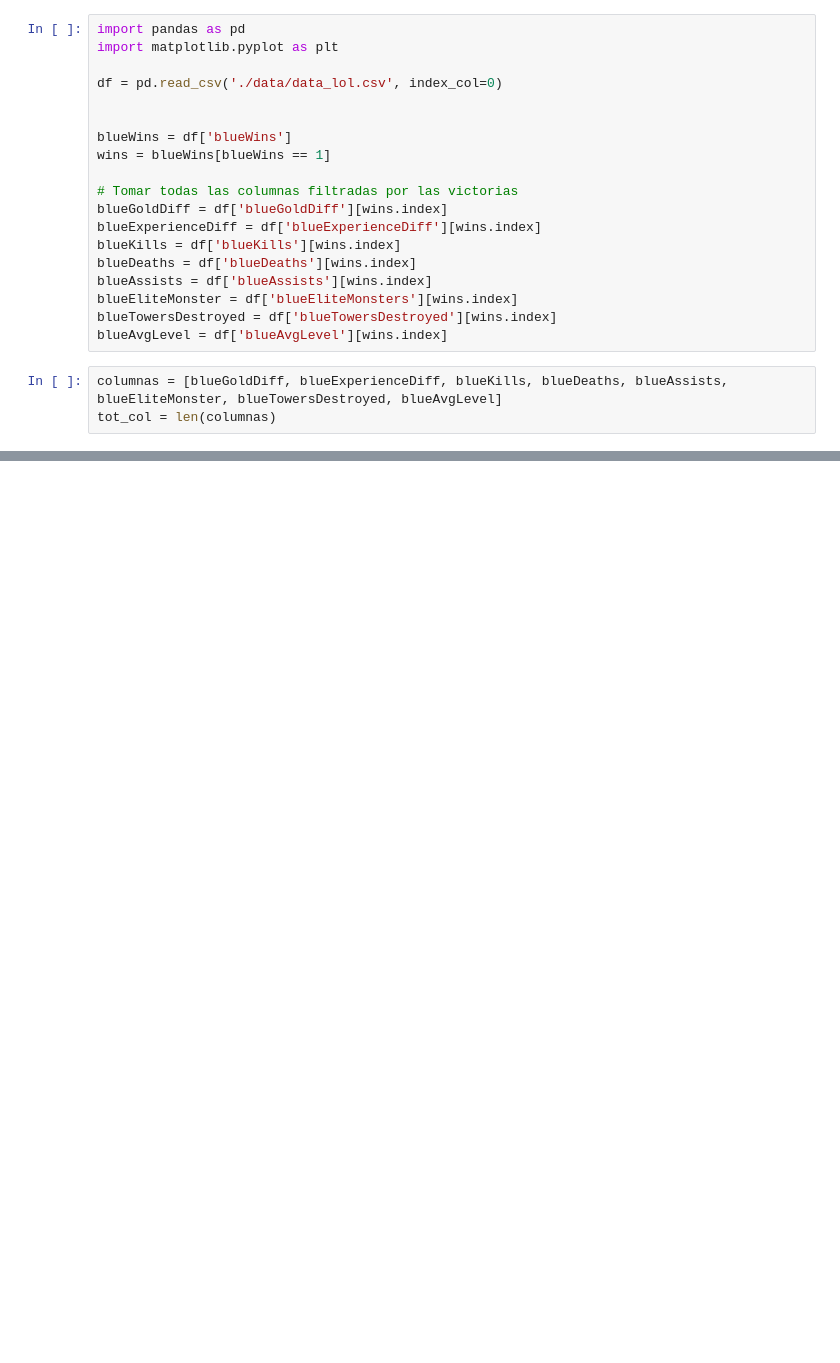
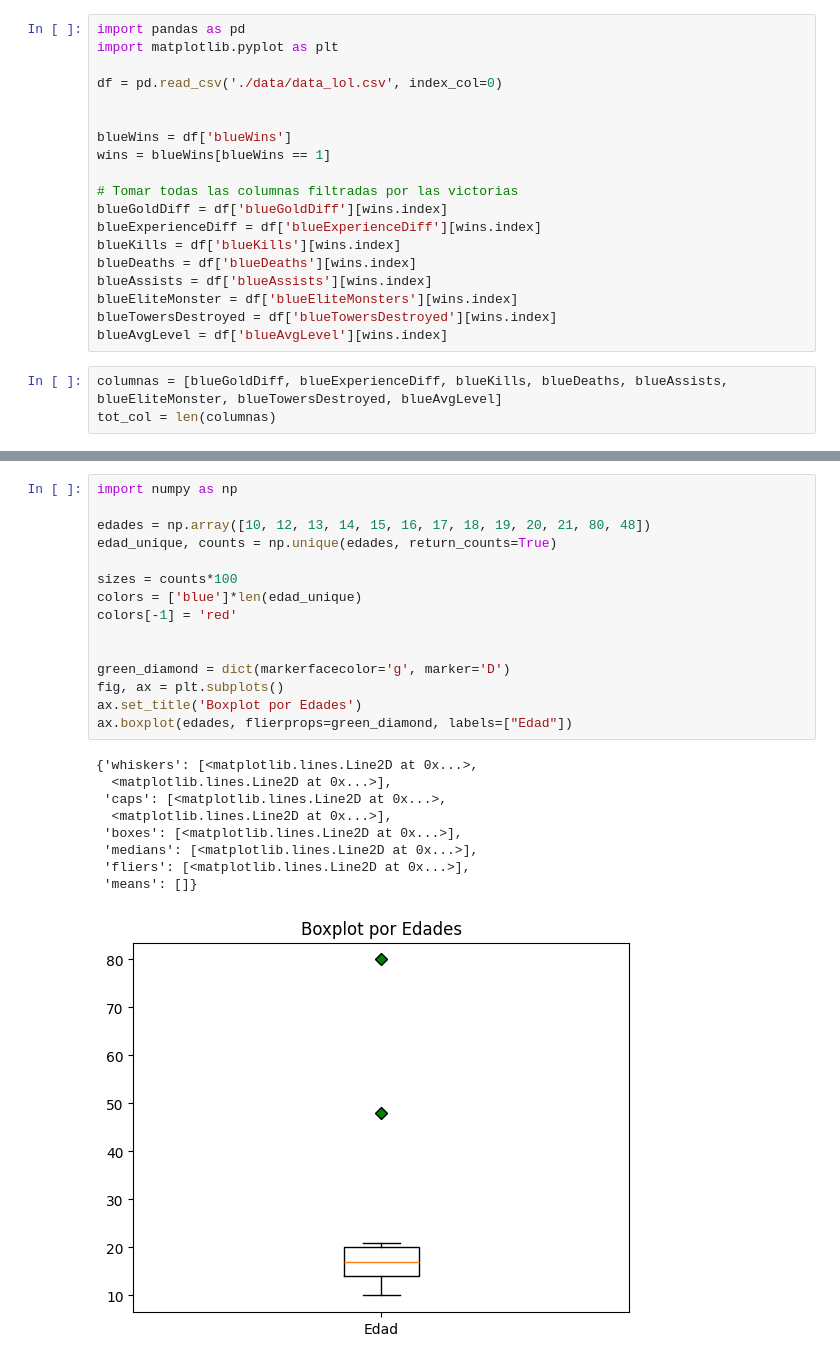
Before and after one commit to SonLuc/tarea1-analisis-de-datos, a Jupyter notebook: 4.bloxplots.ipynb, the cells around one changed output, grey strips where cells are left out. Cells and saved outputs as stored; diff of their text form; blank space fills up the shorter version.

```diff
--- a/4.bloxplots.ipynb
+++ b/4.bloxplots.ipynb
@@ -49,0 +61,25 @@ plt.show()
+# %%
+import numpy as np
+
+edades = np.array([10, 12, 13, 14, 15, 16, 17, 18, 19, 20, 21, 80, 48])
+edad_unique, counts = np.unique(edades, return_counts=True)
+
+sizes = counts*100
+colors = ['blue']*len(edad_unique)
+colors[-1] = 'red'
+
+
+green_diamond = dict(markerfacecolor='g', marker='D')
+fig, ax = plt.subplots()
+ax.set_title('Boxplot por Edades')
+ax.boxplot(edades, flierprops=green_diamond, labels=["Edad"])
+# %% [output]
+{'whiskers': [<matplotlib.lines.Line2D at 0x...>,
+  <matplotlib.lines.Line2D at 0x...>],
+ 'caps': [<matplotlib.lines.Line2D at 0x...>,
+  <matplotlib.lines.Line2D at 0x...>],
+ 'boxes': [<matplotlib.lines.Line2D at 0x...>],
+ 'medians': [<matplotlib.lines.Line2D at 0x...>],
+ 'fliers': [<matplotlib.lines.Line2D at 0x...>],
+ 'means': []}
+[figure, added]
```
Also changed, not shown: parts of 2 cells of this notebook.
